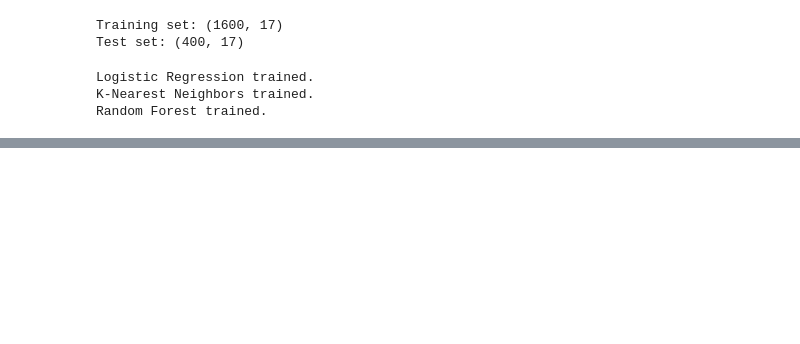
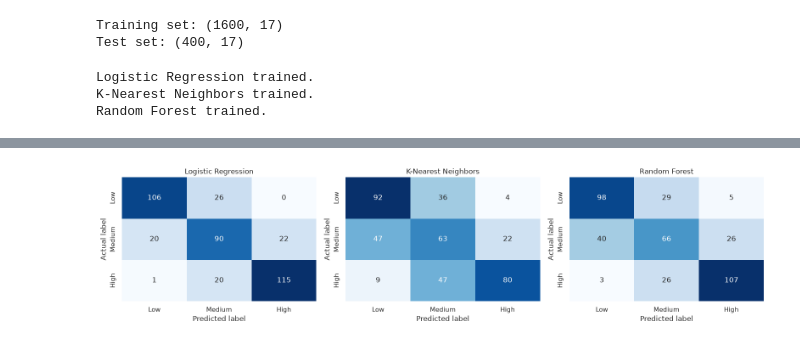
Before and after one commit to elgmouriabderrahim/student-mental-health-risk-prediction, a Jupyter notebook: notebooks/03_model_training_and_comparison.ipynb, the cells around one changed output, grey strips where cells are left out. Cells and saved outputs as stored; diff of their text form; code cells hidden in the pictures; blank space fills up the shorter version.

Commit message:
feat(modeling): add detailed evaluation visualizations

```diff
--- a/notebooks/03_model_training_and_comparison.ipynb
+++ b/notebooks/03_model_training_and_comparison.ipynb
@@ -74,3 +74,7 @@ display(comparison.round(3))
 | 0 | Logistic Regression | 0.778 | 0.779 | 0.777 | 0.778 | 0.917 |
 | 2 | Random Forest | 0.678 | 0.672 | 0.676 | 0.674 | 0.868 |
 | 1 | K-Nearest Neighbors | 0.588 | 0.603 | 0.587 | 0.591 | 0.770 |
+# %%
+for name, y_pred in predictions.items():
+    print(f"\n{name}")
+    print(classification_report(y_test, y_pred, target_names=CLASS_NAMES, zero_division=0))
@@ -76,0 +99,17 @@ display(comparison.round(3))
+# %%
+fig, axes = plt.subplots(1, len(models), figsize=(16, 4))
+
+for ax, (name, y_pred) in zip(axes, predictions.items()):
+    matrix = confusion_matrix(y_test, y_pred, labels=[0, 1, 2])
+    sns.heatmap(
+        matrix, annot=True, fmt="d", cmap="Blues", cbar=False,
+        xticklabels=CLASS_NAMES, yticklabels=CLASS_NAMES, ax=ax
+    )
+    ax.set_title(name)
+    ax.set_xlabel("Predicted label")
+    ax.set_ylabel("Actual label")
+
+plt.tight_layout()
+plt.show()
+# %% [output]
+[figure, added]
```
Also changed, not shown: parts of 1 cell of this notebook.
